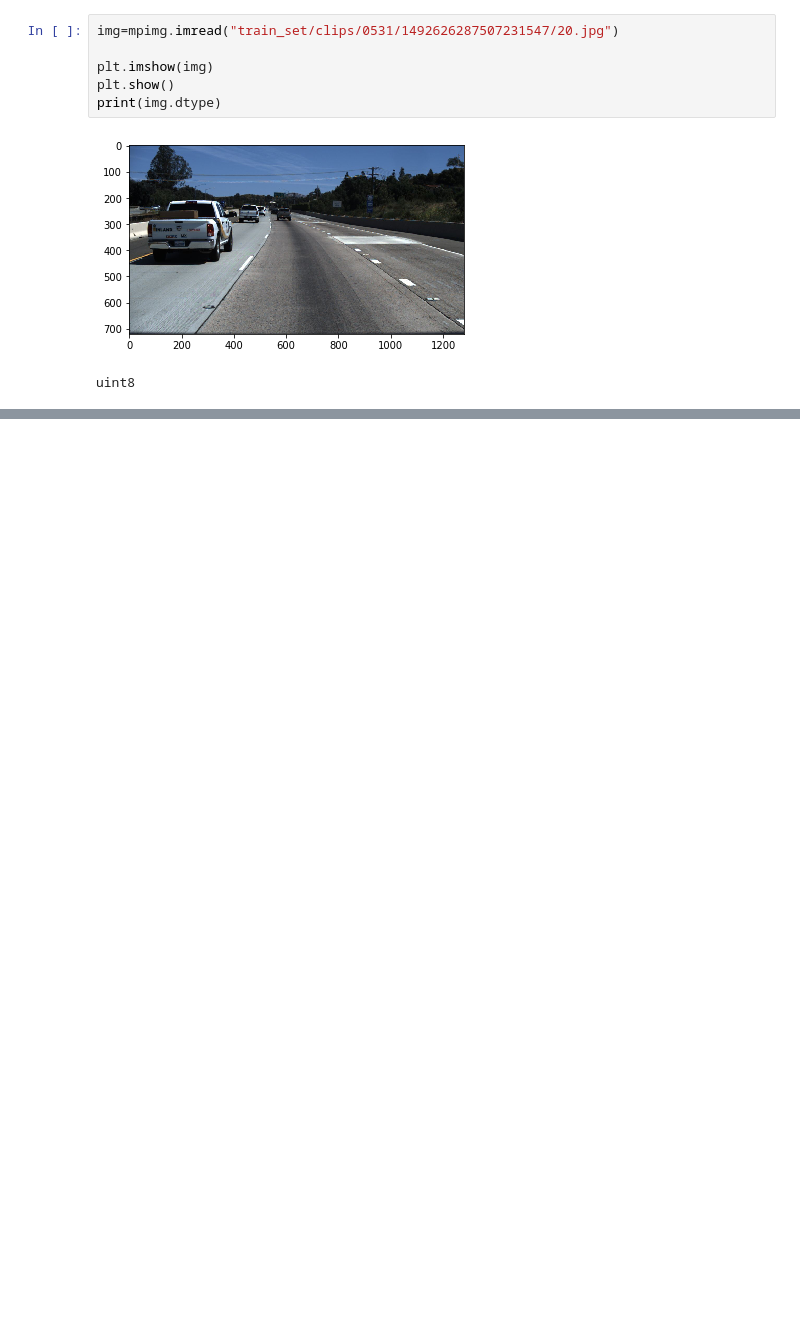
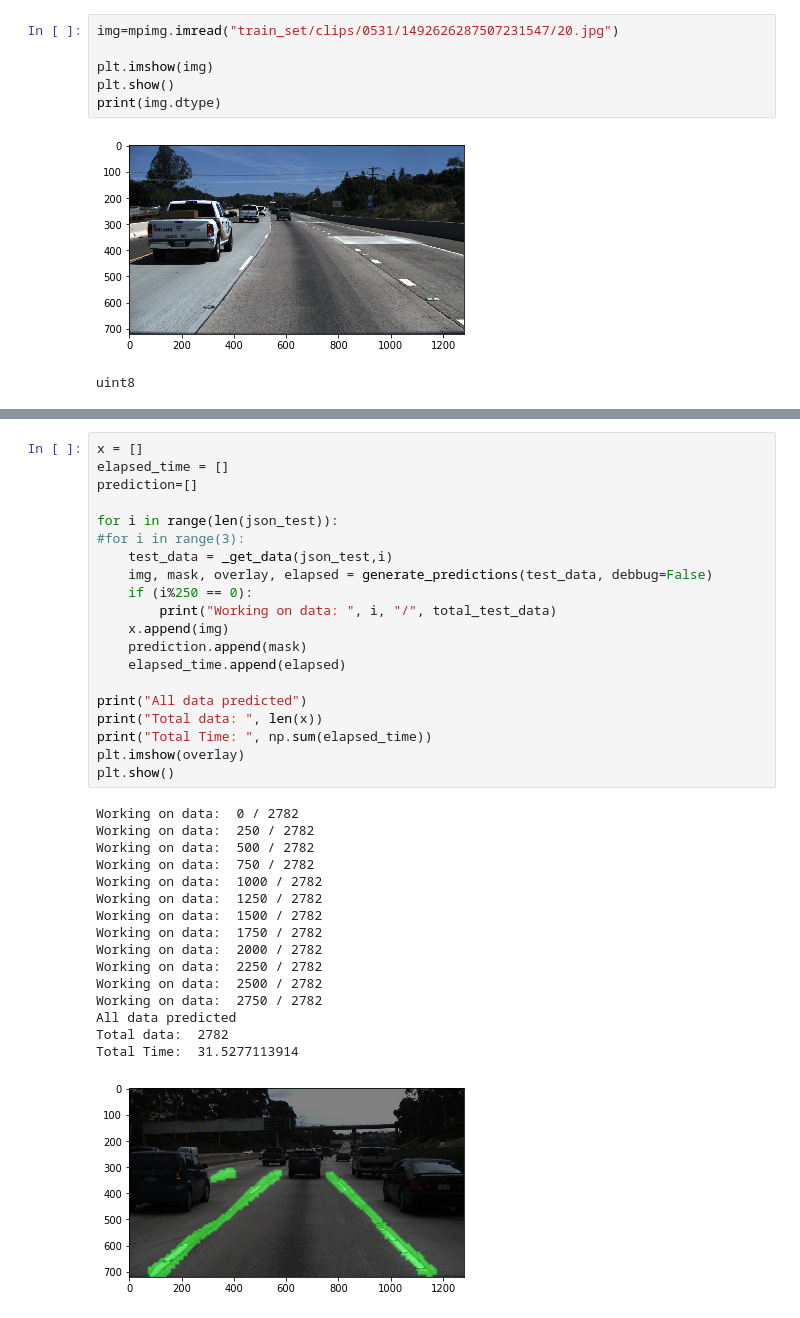
Before and after one commit to KiqueGar/Data_Lane, a Jupyter notebook: Modeled_Prediction.ipynb, the cells around one changed output, grey strips where cells are left out. Saved outputs shown, nothing was run; the diff lists cells and outputs as text; blank space fills up the shorter version.

```diff
--- a/Modeled_Prediction.ipynb
+++ b/Modeled_Prediction.ipynb
@@ -101,0 +160,37 @@ NameError: name 'overlay' is not defined
+# %%
+x = []
+elapsed_time = []
+prediction=[]
+
+for i in range(len(json_test)):
+#for i in range(3):
+    test_data = _get_data(json_test,i)
+    img, mask, overlay, elapsed = generate_predictions(test_data, debbug=False)
+    if (i%250 == 0):
+        print("Working on data: ", i, "/", total_test_data)
+    x.append(img)
+    prediction.append(mask)
+    elapsed_time.append(elapsed)
+
+print("All data predicted")
+print("Total data: ", len(x))
+print("Total Time: ", np.sum(elapsed_time))
+plt.imshow(overlay)
+plt.show()
+# %% [output]
+Working on data:  0 / 2782
+Working on data:  250 / 2782
+Working on data:  500 / 2782
+Working on data:  750 / 2782
+Working on data:  1000 / 2782
+Working on data:  1250 / 2782
+Working on data:  1500 / 2782
+Working on data:  1750 / 2782
+Working on data:  2000 / 2782
+Working on data:  2250 / 2782
+Working on data:  2500 / 2782
+Working on data:  2750 / 2782
+All data predicted
+Total data:  2782
+Total Time:  31.5277113914
+[figure, added]
```
Also changed, not shown: parts of 7 cells of this notebook, 3 other files.
